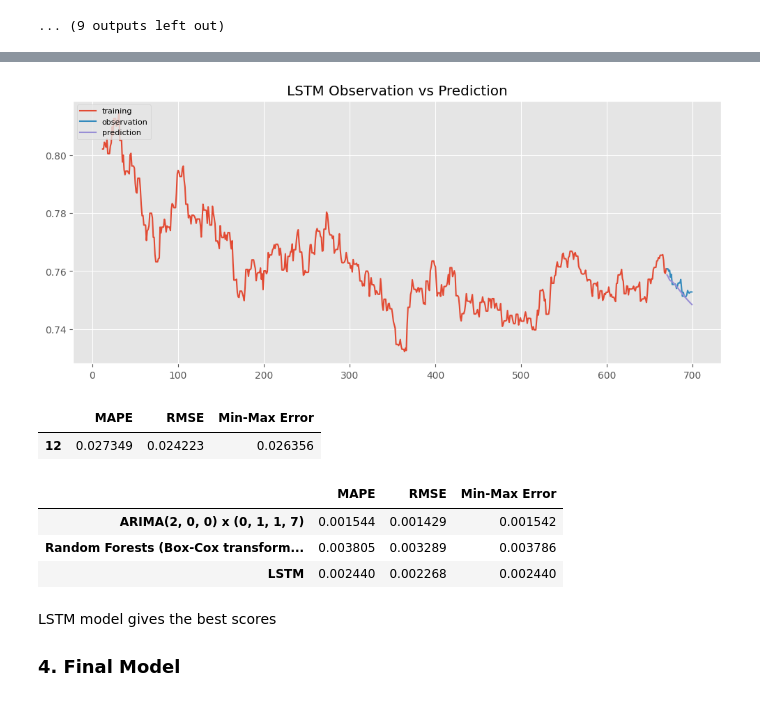
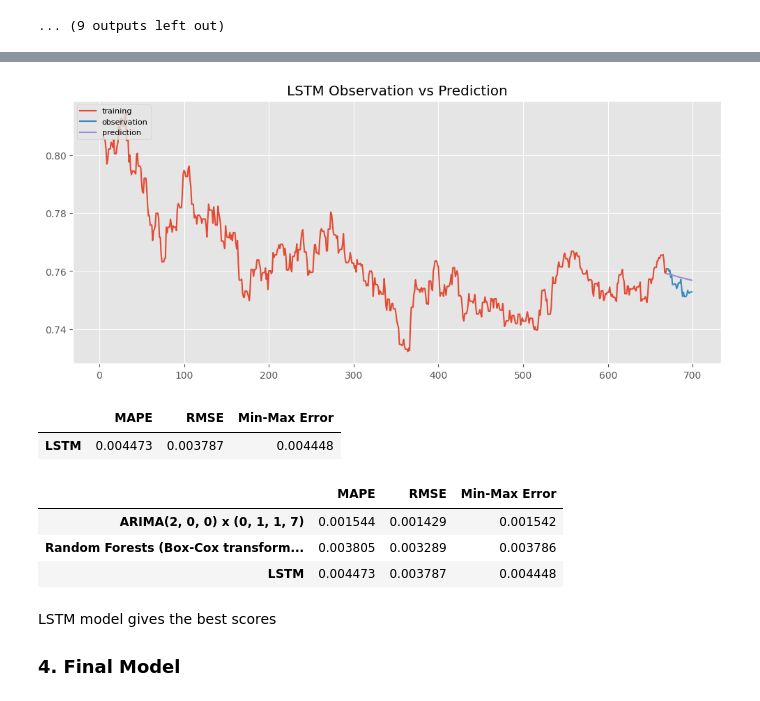
Before and after one commit to flizhou/CAD_USD_exchange_rate_predictor, a Jupyter notebook: scripts/eda.ipynb, the cells around one changed output, grey strips where cells are left out. Saved outputs shown, nothing was run; the diff lists cells and outputs as text; code cells hidden in the pictures.

Commit message:
Trained final models

```diff
--- a/scripts/eda.ipynb
+++ b/scripts/eda.ipynb
@@ -1124,7 +1124,7 @@ train, valid, test, train_valid = split_data(scaled_df)
 response_col = ["close"]
 # %%
 start = time()
-scores = lstm_cross_validation(train_valid, response_col, scaler)
+lstm_cv_scores = lstm_cross_validation(train_valid, response_col, scaler)
 print(f"\Training took: {hms_string(time()-start)}")
 # %% [output]
 lag = 1
@@ -1156,5 +1156,6 @@ scores
 # %%
-lag = 12
+lag = lstm_cv_scores.index[0]
+print(f'lag = {lag}')
 df_lag = lag_df(scaled_df, lag, response_col).dropna()
 train, valid, test, train_valid = split_data(df_lag)
 model_13, scores_13 = lstm_results(train, valid, lag, response_col, scaler, 'LSTM')
@@ -1177,18 +1178,18 @@ Epoch 29/30
 Epoch 30/30
  - 3s - loss: 0.0011
-[figure, old version]
+[figure, new version]
 # %%
 scores_13
 # %% [output]
 |  | MAPE | RMSE | Min-Max Error |
-| 12 | 0.027349 | 0.024223 | 0.026356 |
+| LSTM | 0.004473 | 0.003787 | 0.004448 |
 # %%
 pd.concat([scores_4, scores_6, scores_13])
 # %% [output]
 |  | MAPE | RMSE | Min-Max Error |
 | ARIMA(2, 0, 0) x (0, 1, 1, 7) | 0.001544 | 0.001429 | 0.001542 |
 | Random Forests (Box-Cox transform... | 0.003805 | 0.003289 | 0.003786 |
-| LSTM | 0.002440 | 0.002268 | 0.002440 |
+| LSTM | 0.004473 | 0.003787 | 0.004448 |
 # %% [markdown]
 LSTM model gives the best scores
 
```
Also changed, not shown: parts of 11 cells of this notebook.
